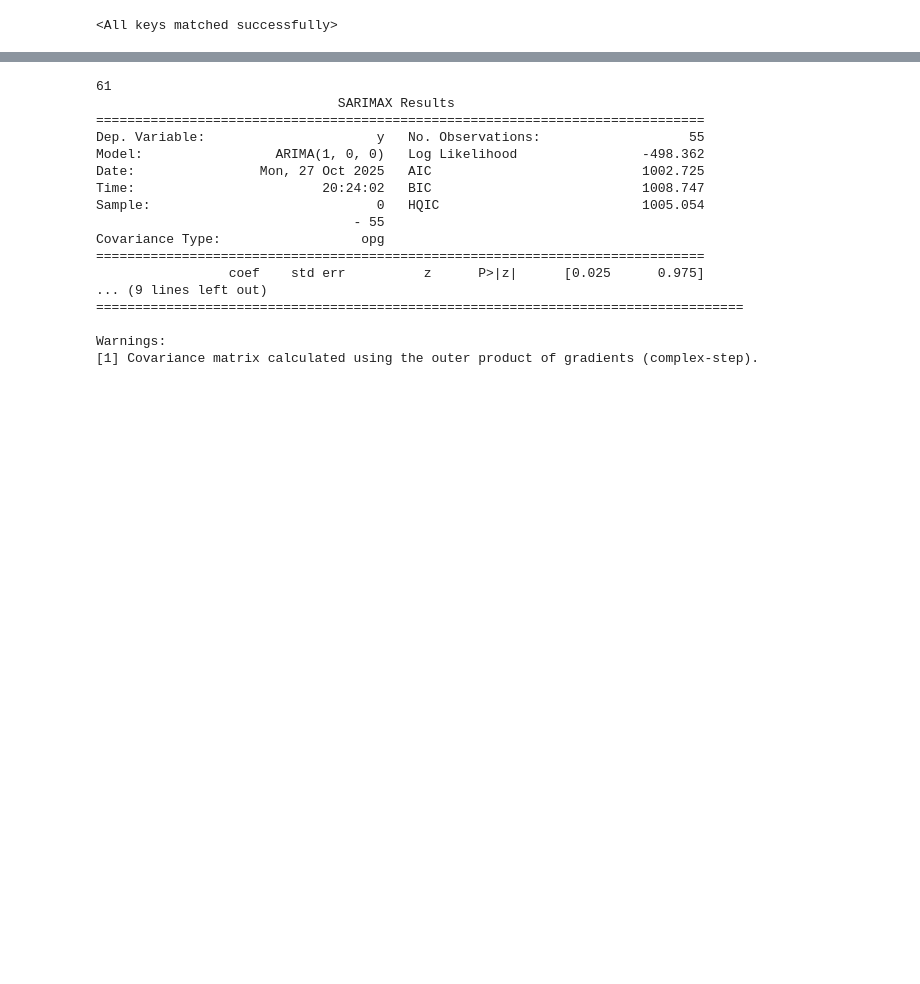
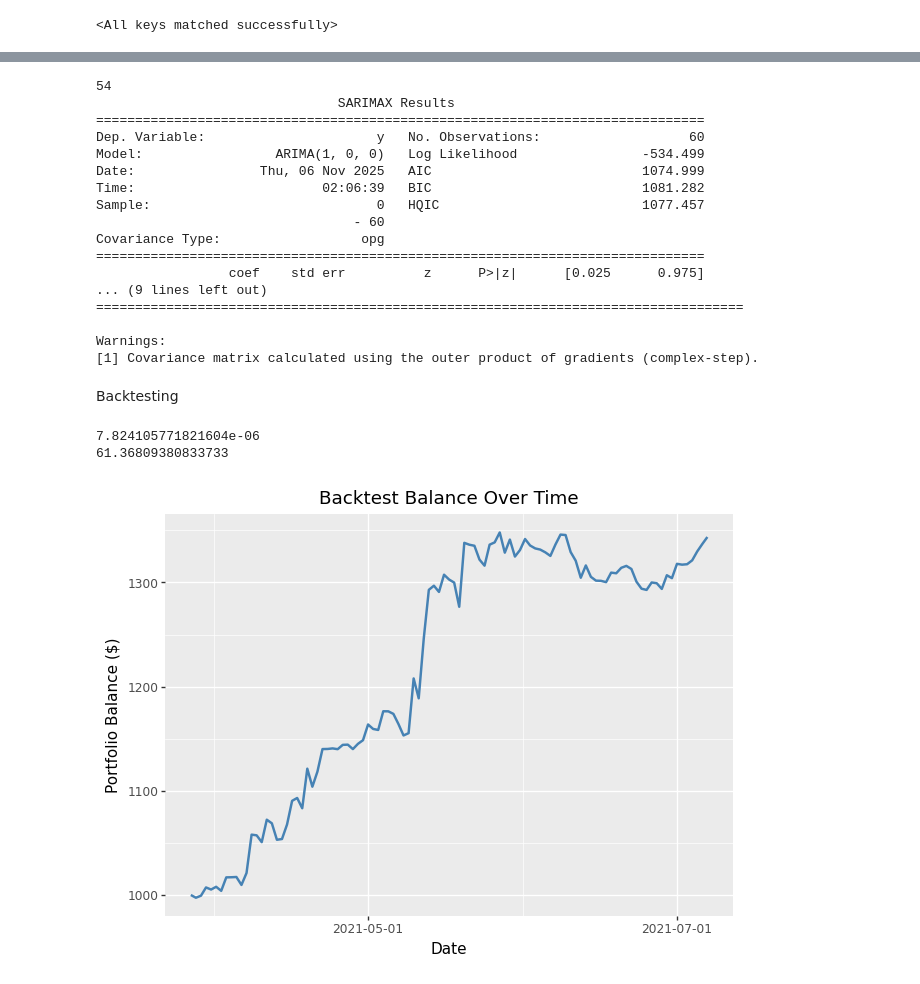
Before and after one commit to psmith2003/Synthetic-Statistical-Arbitrage, a Jupyter notebook: gradient_weights.ipynb, the cells around one changed output, grey strips where cells are left out. Cells and saved outputs as stored; diff of their text form; code cells hidden in the pictures; blank space fills up the shorter version.

```diff
--- a/gradient_weights.ipynb
+++ b/gradient_weights.ipynb
@@ -586,26 +610,26 @@ import statsmodels.api as sm
 
 frac = 1/4
 print(round(len(phi_values)*frac))
-
-phi_tail = phi_values[round(len(train_dataset_lstm)*(1-frac)):split_idx] # use phi from end of training data
+# use for start of phi_tail if needed: round(len(train_dataset_lstm)*(1-frac))
+phi_tail = phi_values[split_idx-window_size*2:split_idx-window_size] # use phi from end of training data
 
 model_ar = sm.tsa.ARIMA(phi_tail, order=(1,0,0))
-result = model_ar.fit()
-print(result.summary())
+model_result = model_ar.fit()
+print(model_result.summary())
 
-mu = result.params[0]       # const
-gamma = result.params[1]    # ar.L1
-sigma2 = result.params[2]   # sigma2
+mu = model_result.params[0]       # const
+lambda_ = model_result.params[1]    # ar.L1
+sigma2 = model_result.params[2]   # sigma2
 # %% [output]
-61
+54
                                SARIMAX Results
 ==============================================================================
-Dep. Variable:                      y   No. Observations:                   55
-Model:                 ARIMA(1, 0, 0)   Log Likelihood                -498.362
-Date:                Mon, 27 Oct 2025   AIC                           1002.725
-Time:                        20:24:02   BIC                           1008.747
-Sample:                             0   HQIC                          1005.054
-                                 - 55
+Dep. Variable:                      y   No. Observations:                   60
+Model:                 ARIMA(1, 0, 0)   Log Likelihood                -534.499
+Date:                Thu, 06 Nov 2025   AIC                           1074.999
+Time:                        02:06:39   BIC                           1081.282
+Sample:                             0   HQIC                          1077.457
+                                 - 60
 Covariance Type:                  opg
 ==============================================================================
                  coef    std err          z      P>|z|      [0.025      0.975]
@@ -614,3 +638,5 @@ Covariance Type:                  opg
 
 Warnings:
 [1] Covariance matrix calculated using the outer product of gradients (complex-step).
+# %% [markdown]
+Backtesting
@@ -616,0 +711,28 @@ Warnings:
+# %%
+# Run the backtest
+result = backtest_phi_strategy(
+    sec_wide[split_idx - window_size:], #remove window_size b/c needed for weights, but not used in trading
+    base,
+    model_result,
+    model_weights,
+    starting_cash=1000
+)
+
+# Plot balance over time
+backtest_plot = (
+    ggplot(result, aes(x='Date', y='Balance')) +
+    geom_line(color='steelblue', size=1) +
+    labs(
+        title='Backtest Balance Over Time',
+        x='Date',
+        y='Portfolio Balance ($)'
+    )
+)
+
+print(max(abs(result["Trade_Fraction"])))
+print(max(abs(result["PnL"])))
+backtest_plot.draw()
+# %% [output]
+7.824105771821604e-06
+61.36809380833733
+[figure, added]
```
Also changed, not shown: parts of 10 cells of this notebook.
